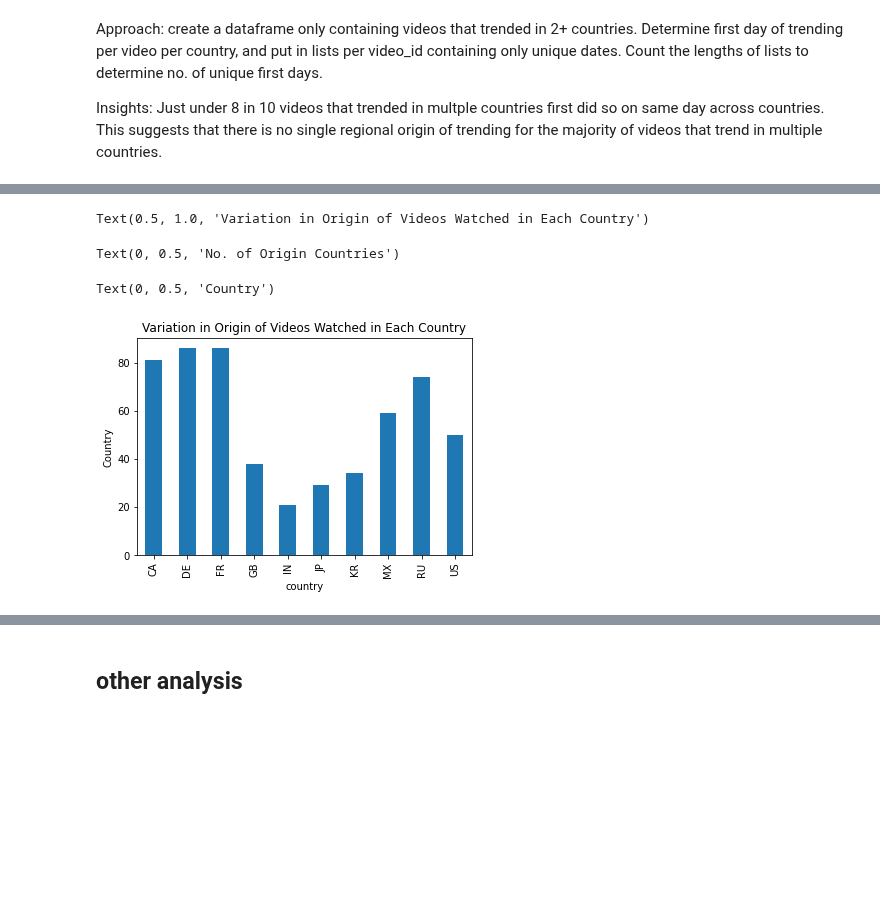
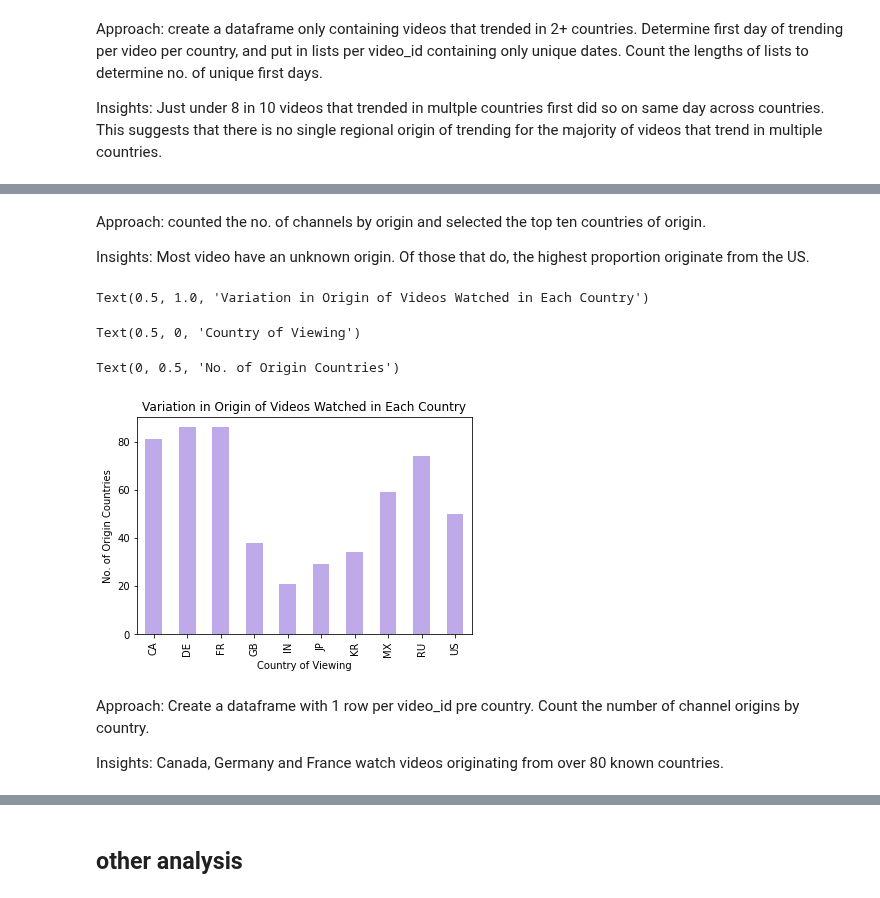
Before and after one commit to bnarath/YouTube_Trending, a Jupyter notebook: youtube-trending/Code/Megan_exploring_variation.ipynb, the cells around one changed output, grey strips where cells are left out. Cells and saved outputs as stored; diff of their text form; code cells hidden in the pictures; blank space fills up the shorter version.

```diff
--- a/youtube-trending/Code/Megan_exploring_variation.ipynb
+++ b/youtube-trending/Code/Megan_exploring_variation.ipynb
@@ -828,22 +906,33 @@ ultimate_df["Country Origin"].fillna("Unknown", inplace=True)
+# %% [markdown]
+Approach: counted the no. of channels by origin and selected the top ten countries of origin.
+
+Insights: Most video have an unknown origin. Of those that do, the highest proportion originate from the US.
 # %%
 #country of origin counts
 
 #create a dataframe with one row per video per country
 one_per_video = ultimate_df.drop_duplicates(
     subset=["video_id", "country"], keep="first")
 
-origin_counts_by_country_watched = one_per_video.groupby("country")["Country Origin"].value_counts()
+origin_counts_by_country_watched = one_per_video.groupby("country")["Country Origin"].value_counts().unstack()
 
 
-origin_counts_by_country_watched_unstacked= origin_counts_by_country_watched.unstack()
-ax = origin_counts_by_country_watched_unstacked.count(axis=1).plot(kind="bar")
+#origin_counts_by_country_watched_unstacked= origin_counts_by_country_watched.unstack()
 
-ax.set_title("Variation in Origin of Videos Watched in Each Country")
-ax.set_ylabel("No. of Origin Countries")
-ax.set_ylabel("Country")
+ax4 = origin_counts_by_country_watched.count(axis=1).plot(kind="bar",
+                                                          color='mediumpurple',
+                                                          alpha=0.6)
+
+ax4.set_title("Variation in Origin of Videos Watched in Each Country")
+ax4.set_xlabel("Country of Viewing")
+ax4.set_ylabel("No. of Origin Countries")
 # %% [output]
 Text(0.5, 1.0, 'Variation in Origin of Videos Watched in Each Country')
-Text(0, 0.5, 'No. of Origin Countries')
+Text(0.5, 0, 'Country of Viewing')
-Text(0, 0.5, 'Country')
+Text(0, 0.5, 'No. of Origin Countries')
-[figure, old version]
+[figure, new version]
+# %% [markdown]
+Approach: Create a dataframe with 1 row per video_id pre country. Count the number of channel origins by country.
+
+Insights: Canada, Germany and France watch videos originating from over 80 known countries.
 # %%
```
Also changed, not shown: parts of 29 cells of this notebook.
